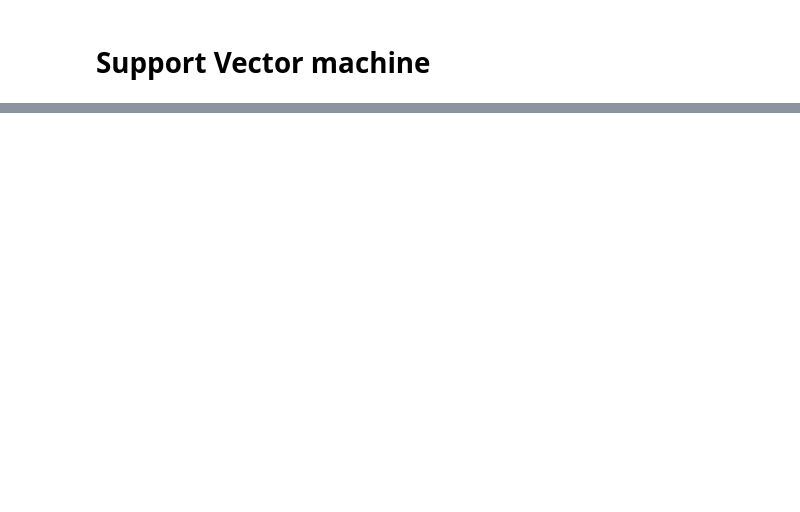
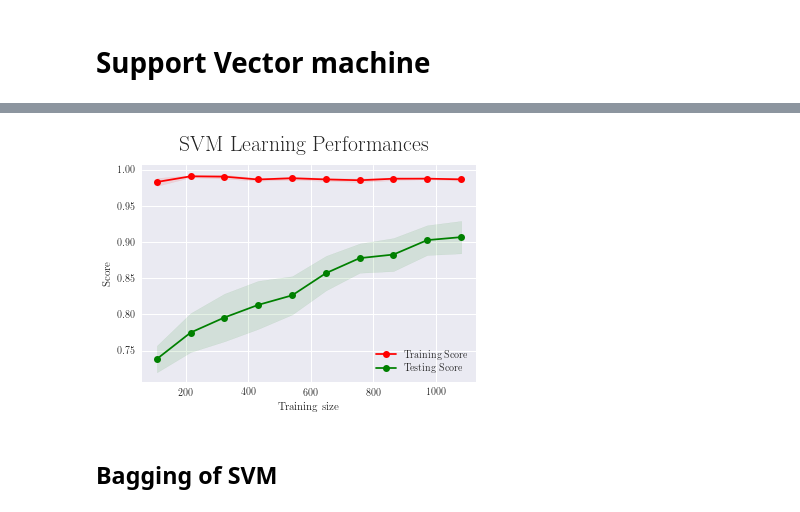
Before and after one commit to msahamed/machine_learning_earthquakes-nuclear-explosion, a Jupyter notebook: Codes/classify_earthquakes.ipynb, the cells around one changed output, grey strips where cells are left out. Saved outputs shown, nothing was run; the diff lists cells and outputs as text; code cells hidden in the pictures; blank space fills up the shorter version.

```diff
--- a/Codes/classify_earthquakes.ipynb
+++ b/Codes/classify_earthquakes.ipynb
@@ -239,15 +260,14 @@ Confusion matrix
 # Support Vector machine
 # %%
 from sklearn import svm
-
+class_weight={0: 1, 1: 2}
 cv = StratifiedKFold(n_splits=10, shuffle=True, random_state = random_state)
 svm_clss = svm.SVC(class_weight = class_weight, random_state = random_state)
 
 svm_params = {
-    'C': [1, 10, 100, 1000, 5000, 10000, 100000],
-    'gamma': [0.01, 0.001, 0.0001, 0.00001, 0.000001],
-    'kernel': ['rbf', 'poly'],
-
+    'C': [100, 200, 250, 300, 350, 400],
+    'gamma': [0.0003566],
+    'kernel': ['rbf']
 }
 
 grid_clf = GridSearchCV(estimator = svm_clss, param_grid = svm_params, scoring = 'accuracy', cv = cv)
@@ -276,8 +296,8 @@ SVC(C=1000, cache_size=200, class_weight={0: 1, 1: 2}, coef0=0.0,
   max_iter=-1, probability=False, random_state=6, shrinking=True,
   tol=0.001, verbose=False)
 # %%
-model = svm.SVC(C=1000, cache_size=200, class_weight={0: 1, 1: 2}, coef0=0.0,
-  decision_function_shape=None, degree=3, gamma=0.0001, kernel='rbf',
+model = svm.SVC(C=200, cache_size=200, class_weight={0: 1, 1: 2}, coef0=0.0,
+  decision_function_shape=None, degree=3, gamma=0.0003566, kernel='rbf',
   max_iter=-1, probability=False, random_state=random_state, shrinking=True,
   tol=0.001, verbose=False)
 
@@ -308,0 +333,10 @@ avg / total       0.92      0.92      0.92       402
+# %%
+%reload_ext autoreload
+%autoreload 2
+import visuals as vs
+vz = vs.vizualization(df)
+vz.check_model_learning(X_train, Y_train, model)
+# %% [output]
+[figure, added]
+# %% [markdown]
+## Bagging of SVM
```
Also changed, not shown: parts of 9 cells of this notebook.
